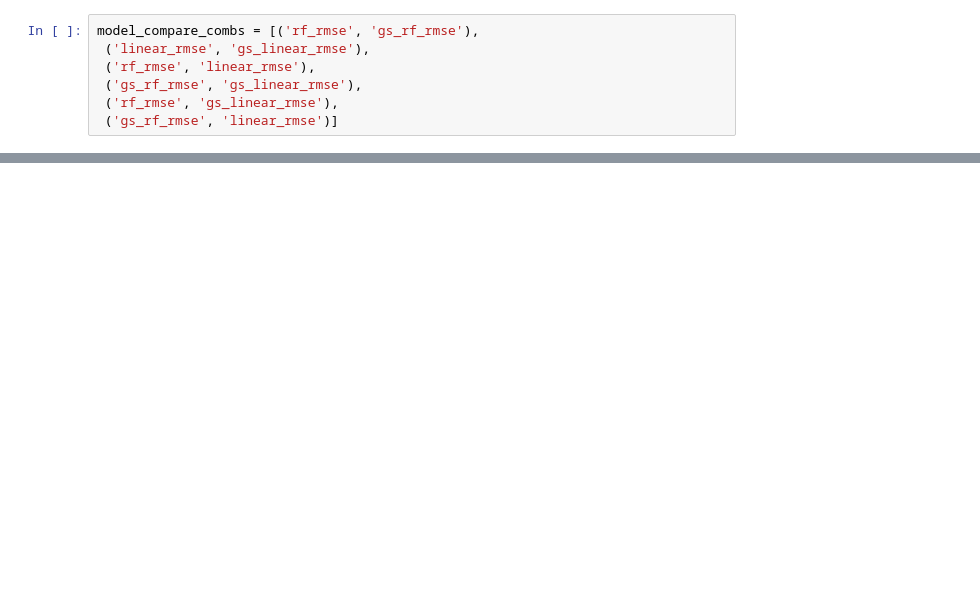
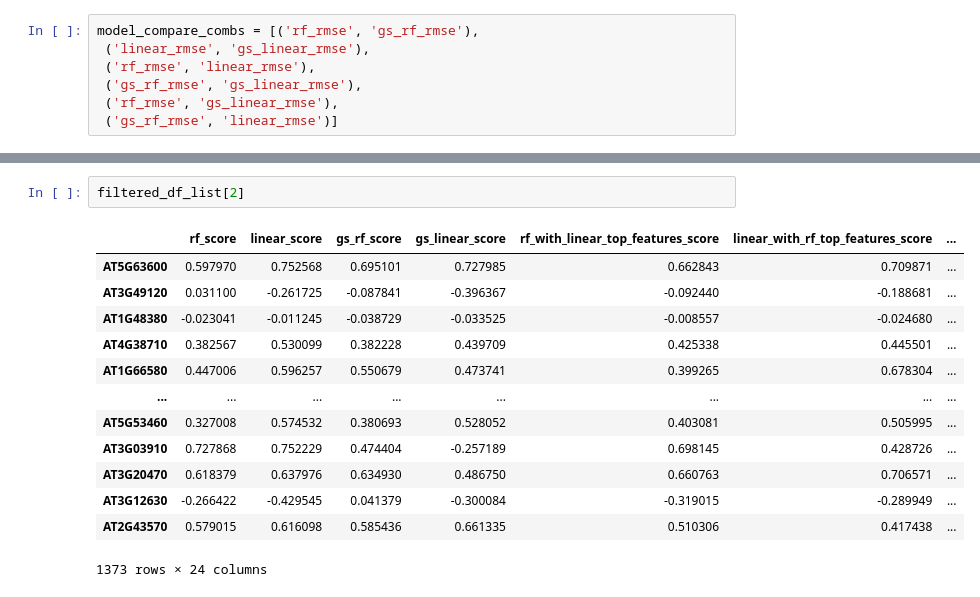
Before and after one commit to IcyFermion/feature_synergy, a Jupyter notebook: network_v_model/plot.ipynb, the cells around one changed output, grey strips where cells are left out. Saved outputs shown, nothing was run; the diff lists cells and outputs as text; blank space fills up the shorter version.

```diff
--- a/network_v_model/plot.ipynb
+++ b/network_v_model/plot.ipynb
@@ -297,0 +255,16 @@ plt.show()
+# %%
+filtered_df_list[2]
+# %% [output]
+|  | rf_score | linear_score | gs_rf_score | gs_linear_score | rf_with_linear_top_features_score | linear_with_rf_top_features_score | ... |
+| AT5G63600 | 0.597970 | 0.752568 | 0.695101 | 0.727985 | 0.662843 | 0.709871 | ... |
+| AT3G49120 | 0.031100 | -0.261725 | -0.087841 | -0.396367 | -0.092440 | -0.188681 | ... |
+| AT1G48380 | -0.023041 | -0.011245 | -0.038729 | -0.033525 | -0.008557 | -0.024680 | ... |
+| AT4G38710 | 0.382567 | 0.530099 | 0.382228 | 0.439709 | 0.425338 | 0.445501 | ... |
+| AT1G66580 | 0.447006 | 0.596257 | 0.550679 | 0.473741 | 0.399265 | 0.678304 | ... |
+| ... | ... | ... | ... | ... | ... | ... | ... |
+| AT5G53460 | 0.327008 | 0.574532 | 0.380693 | 0.528052 | 0.403081 | 0.505995 | ... |
+| AT3G03910 | 0.727868 | 0.752229 | 0.474404 | -0.257189 | 0.698145 | 0.428726 | ... |
+| AT3G20470 | 0.618379 | 0.637976 | 0.634930 | 0.486750 | 0.660763 | 0.706571 | ... |
+| AT3G12630 | -0.266422 | -0.429545 | 0.041379 | -0.300084 | -0.319015 | -0.289949 | ... |
+| AT2G43570 | 0.579015 | 0.616098 | 0.585436 | 0.661335 | 0.510306 | 0.417438 | ... |
+1373 rows × 24 columns
```
Also changed, not shown: parts of 31 cells of this notebook, 6 other files.
